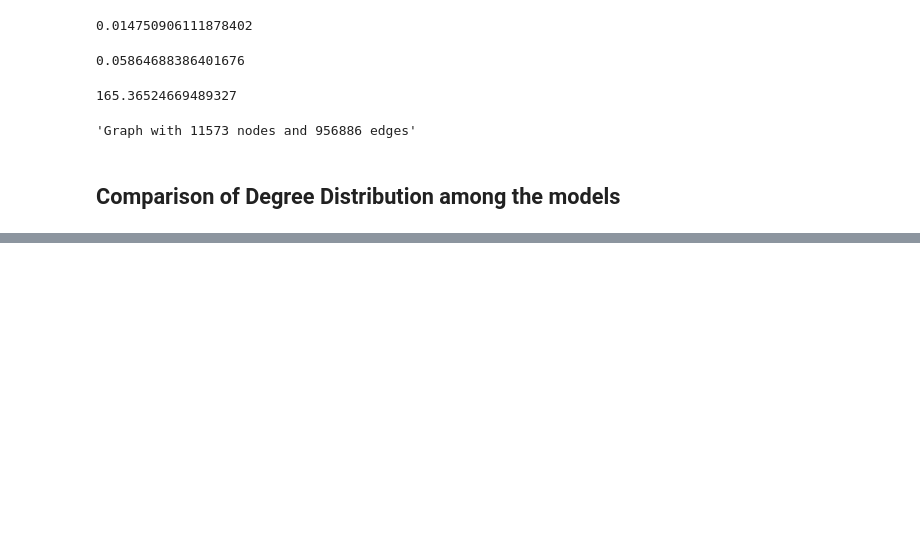
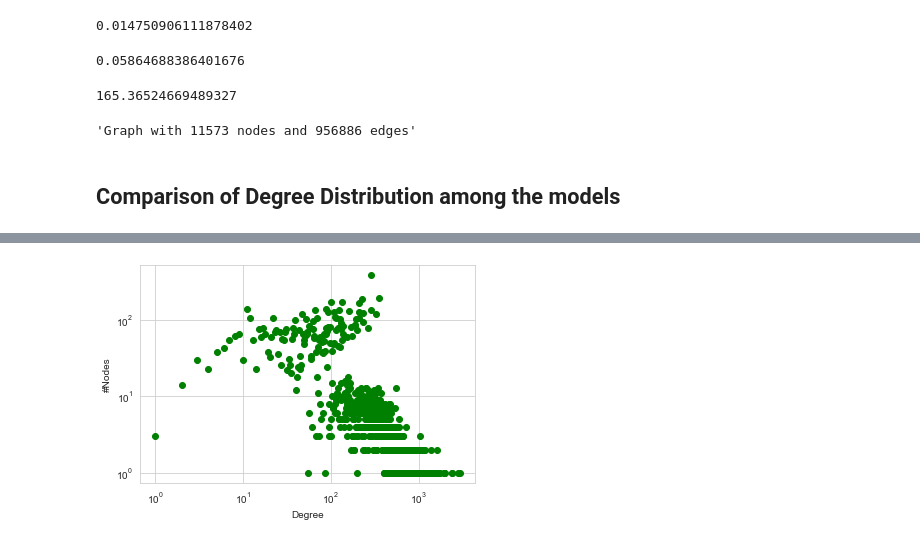
Before and after one commit to Caput97/bookdealer-recommendation-network, a Jupyter notebook: synthetic_models_analysis.ipynb, the cells around one changed output, grey strips where cells are left out. Cells and saved outputs as stored; diff of their text form; code cells hidden in the pictures; blank space fills up the shorter version.

```diff
--- a/synthetic_models_analysis.ipynb
+++ b/synthetic_models_analysis.ipynb
@@ -737,0 +761,11 @@ pyo.plot(figMix)
+# %%
+# CM degree distribution with matplot lib
+plt.scatter(DegFreqCM["Degree Value"], DegFreqCM["Node Frequency"], c = 'green')
+plt.xlabel("Degree")
+plt.ylabel("#Nodes")
+plt.loglog()
+
+tikzplotlib.save("plots/DegDistributionCM.tex")
+plt.show()
+# %% [output]
+[figure, added]
```
Also changed, not shown: parts of 10 cells of this notebook, 19 other files.
